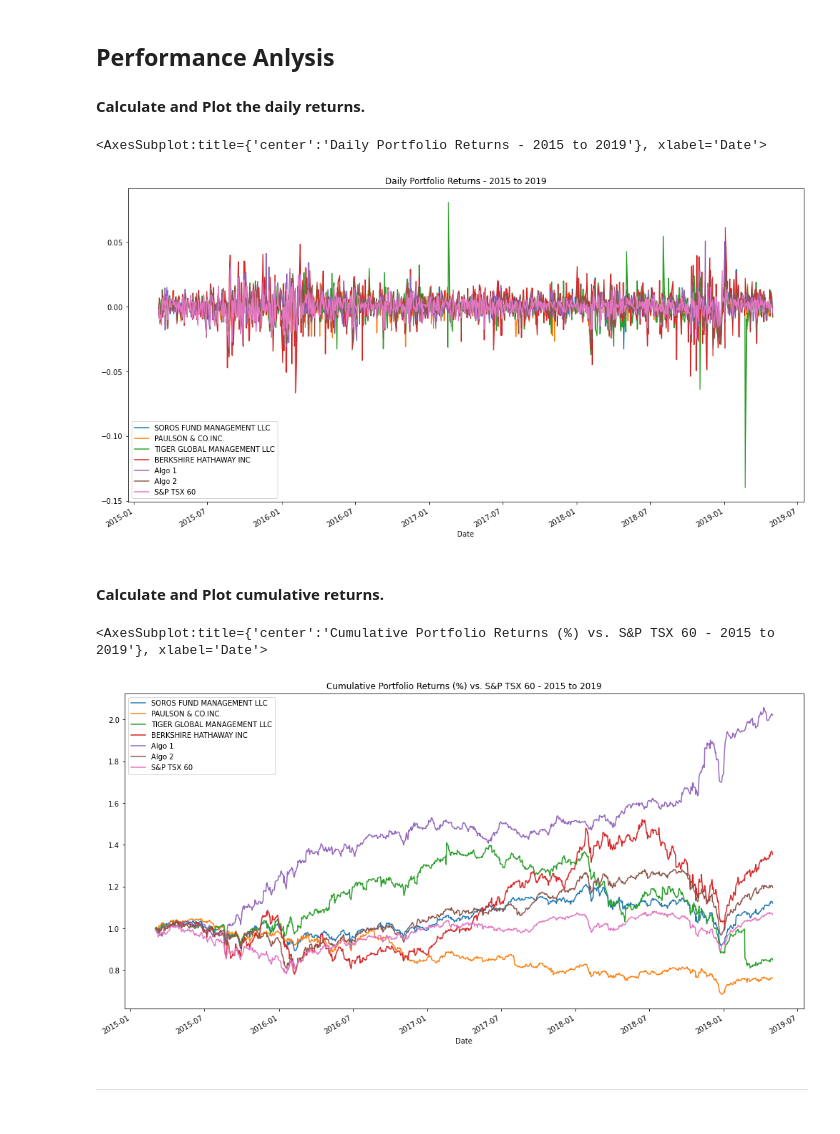
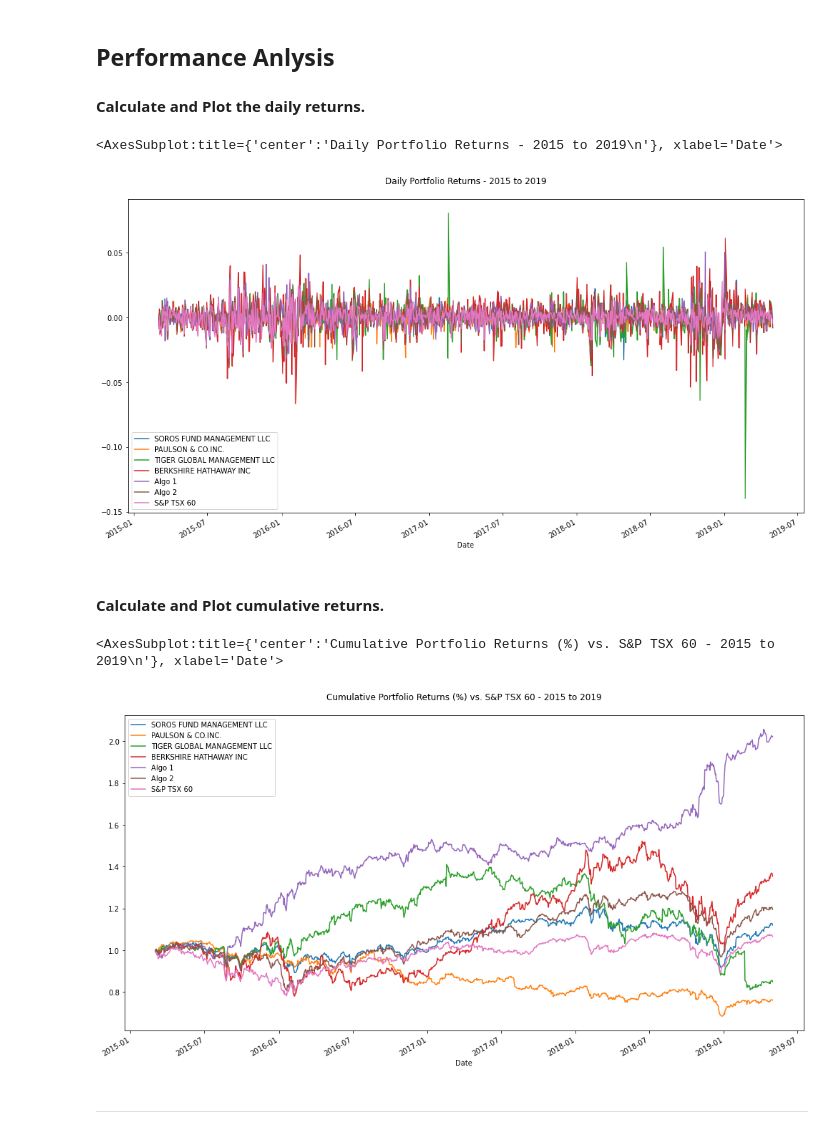
Before and after one commit to aylwarda/fintech-pandas-analysis, a Jupyter notebook: whale_analysis.ipynb, the cells around one changed output. Drawn from its saved outputs; the diff is of its cells as text; code cells hidden in the pictures.

```diff
--- a/whale_analysis.ipynb
+++ b/whale_analysis.ipynb
@@ -304,10 +313,11 @@ In this section, you will calculate and visualize performance and risk metrics f
 #### Calculate and Plot the daily returns.
 # %%
 # Plot daily returns of all portfolios
-all_returns.plot(figsize=(17,9), title="Daily Portfolio Returns - 2015 to 2019")
+# I like using \n as part of the chart/plot title (it creates space)
+all_returns.plot(figsize=(17,9), title="Daily Portfolio Returns - 2015 to 2019\n")
 # %% [output]
-<AxesSubplot:title={'center':'Daily Portfolio Returns - 2015 to 2019'}, xlabel='Date'>
+<AxesSubplot:title={'center':'Daily Portfolio Returns - 2015 to 2019\n'}, xlabel='Date'>
-[figure, old version]
+[figure, new version]
 # %% [markdown]
 #### Calculate and Plot cumulative returns.
 # %%
@@ -315,10 +325,10 @@ all_returns.plot(figsize=(17,9), title="Daily Portfolio Returns - 2015 to 2019")
 all_cumu_rets = (1 + all_returns).cumprod()
 
 # Plot cumulative returns
-all_cumu_rets.plot(figsize=(17,9), title="Cumulative Portfolio Returns (%) vs. S&P TSX 60 - 2015 to 2019")
+all_cumu_rets.plot(figsize=(17,9), title="Cumulative Portfolio Returns (%) vs. S&P TSX 60 - 2015 to 2019\n")
 # %% [output]
-<AxesSubplot:title={'center':'Cumulative Portfolio Returns (%) vs. S&P TSX 60 - 2015 to 2019'}, xlabel='Date'>
+<AxesSubplot:title={'center':'Cumulative Portfolio Returns (%) vs. S&P TSX 60 - 2015 to 2019\n'}, xlabel='Date'>
-[figure, old version]
+[figure, new version]
 # %% [markdown]
 ---
 # %% [markdown]
```
Also changed, not shown: parts of 33 cells of this notebook, 1 other file.
